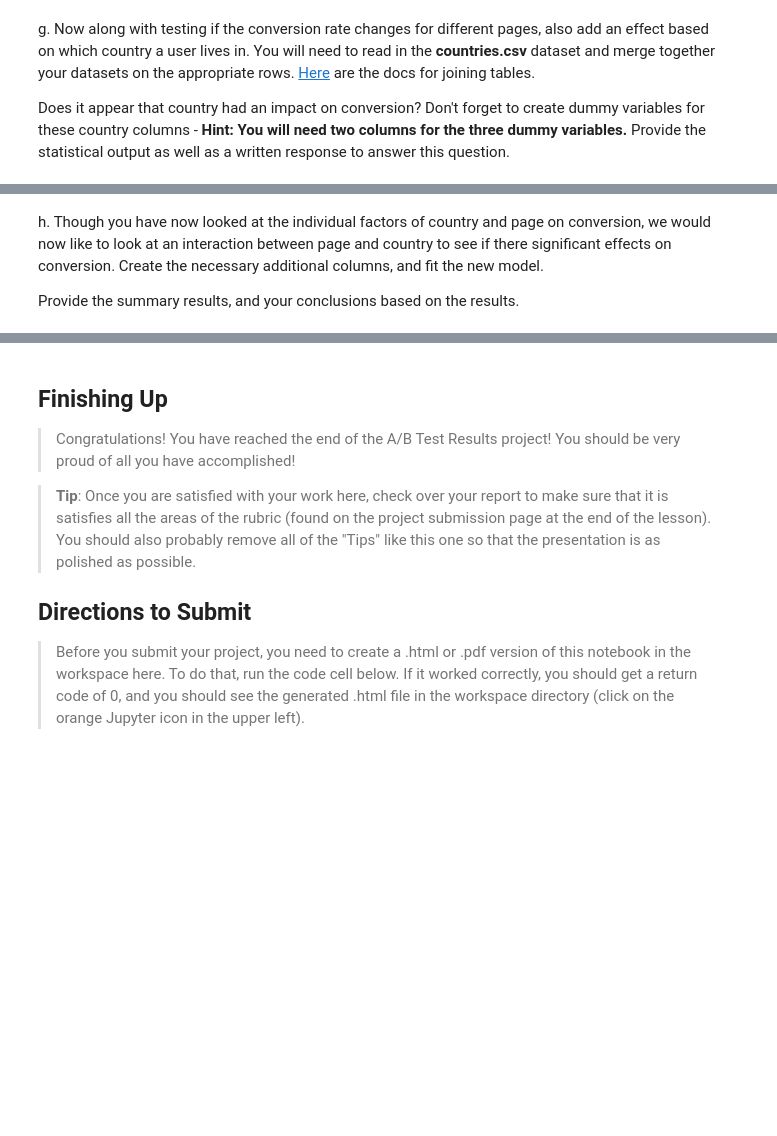
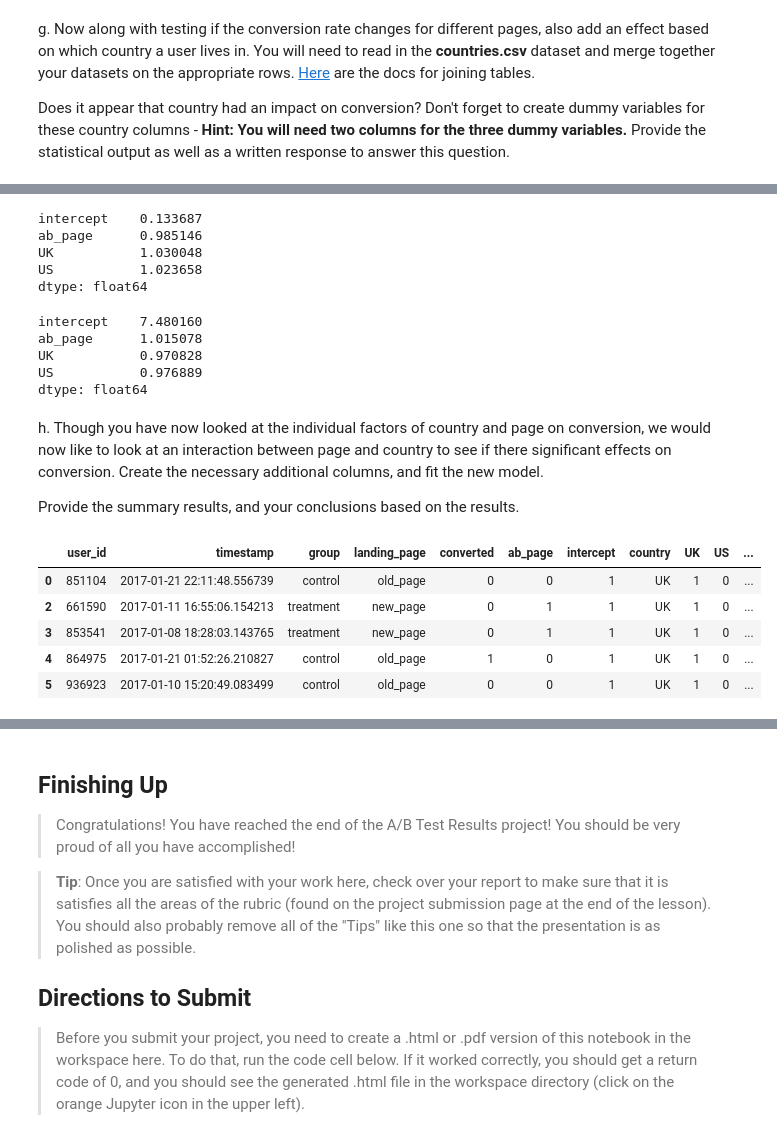
Before and after one commit to simonvlc/Coursera_Capstone, a Jupyter notebook: practical_statistics/analyze_ab_test_results_notebook.ipynb, the cells around one changed output, grey strips where cells are left out. Drawn from its saved outputs; the diff is of its cells as text; code cells hidden in the pictures; blank space fills up the shorter version.

```diff
--- a/practical_statistics/analyze_ab_test_results_notebook.ipynb
+++ b/practical_statistics/analyze_ab_test_results_notebook.ipynb
@@ -317,0 +336,6 @@ b. The goal is to use **statsmodels** to fit the regression model you specified
+# %%
+df2_aux = df2.copy()
+df2_aux[['ab_page', 'to_drop']] = pd.get_dummies(df2_aux['landing_page'])
+df2_aux = df2_aux.drop(columns='to_drop', index=1)
+df2_aux['intercept'] = 1
+df2_aux.head()
@@ -331,3 +383,10 @@ f. Now, you are considering other things that might influence whether or not an
 g. Now along with testing if the conversion rate changes for different pages, also add an effect based on which country a user lives in. You will need to read in the **countries.csv** dataset and merge together your datasets on the appropriate rows.  [Here](https://pandas.pydata.org/pandas-docs/stable/generated/pandas.DataFrame.join.html) are the docs for joining tables.
 
 Does it appear that country had an impact on conversion?  Don't forget to create dummy variables for these country columns - **Hint: You will need two columns for the three dummy variables.** Provide the statistical output as well as a written response to answer this question.
+# %%
+countries = pd.read_csv('countries.csv')
+countries.head()
+df2_aux['country'] = countries['country']
+df2_aux[['CA', 'UK', 'US']] = pd.get_dummies(df2_aux['country'])
+df2_aux = df2_aux.drop(columns='CA')
+df2_aux.head(5)
@@ -334,4 +421,33 @@ Does it appear that country had an impact on conversion?  Don't forget to create
+# %%
+# Exponentiate the coef
+np.exp(results.params)
+# %% [output]
+intercept    0.133687
+ab_page      0.985146
+UK           1.030048
+US           1.023658
+dtype: float64
+# %%
+# Compute the reciprocal
+1/np.exp(results.params)
+# %% [output]
+intercept    7.480160
+ab_page      1.015078
+UK           0.970828
+US           0.976889
+dtype: float64
 # %% [markdown]
 h. Though you have now looked at the individual factors of country and page on conversion, we would now like to look at an interaction between page and country to see if there significant effects on conversion.  Create the necessary additional columns, and fit the new model.
 
 Provide the summary results, and your conclusions based on the results.
+# %%
+df2_aux['UK_ab_page'] = df2_aux['ab_page'] * df2_aux['UK']
+df2_aux['US_ab_page'] = df2_aux['ab_page'] * df2_aux['US']
+df2_aux.head()
+# %% [output]
+|  | user_id | timestamp | group | landing_page | converted | ab_page | intercept | country | UK | US | ... |
+| 0 | 851104 | 2017-01-21 22:11:48.556739 | control | old_page | 0 | 0 | 1 | UK | 1 | 0 | ... |
+| 2 | 661590 | 2017-01-11 16:55:06.154213 | treatment | new_page | 0 | 1 | 1 | UK | 1 | 0 | ... |
+| 3 | 853541 | 2017-01-08 18:28:03.143765 | treatment | new_page | 0 | 1 | 1 | UK | 1 | 0 | ... |
+| 4 | 864975 | 2017-01-21 01:52:26.210827 | control | old_page | 1 | 0 | 1 | UK | 1 | 0 | ... |
+| 5 | 936923 | 2017-01-10 15:20:49.083499 | control | old_page | 0 | 0 | 1 | UK | 1 | 0 | ... |
```
Also changed, not shown: parts of 16 cells of this notebook.
